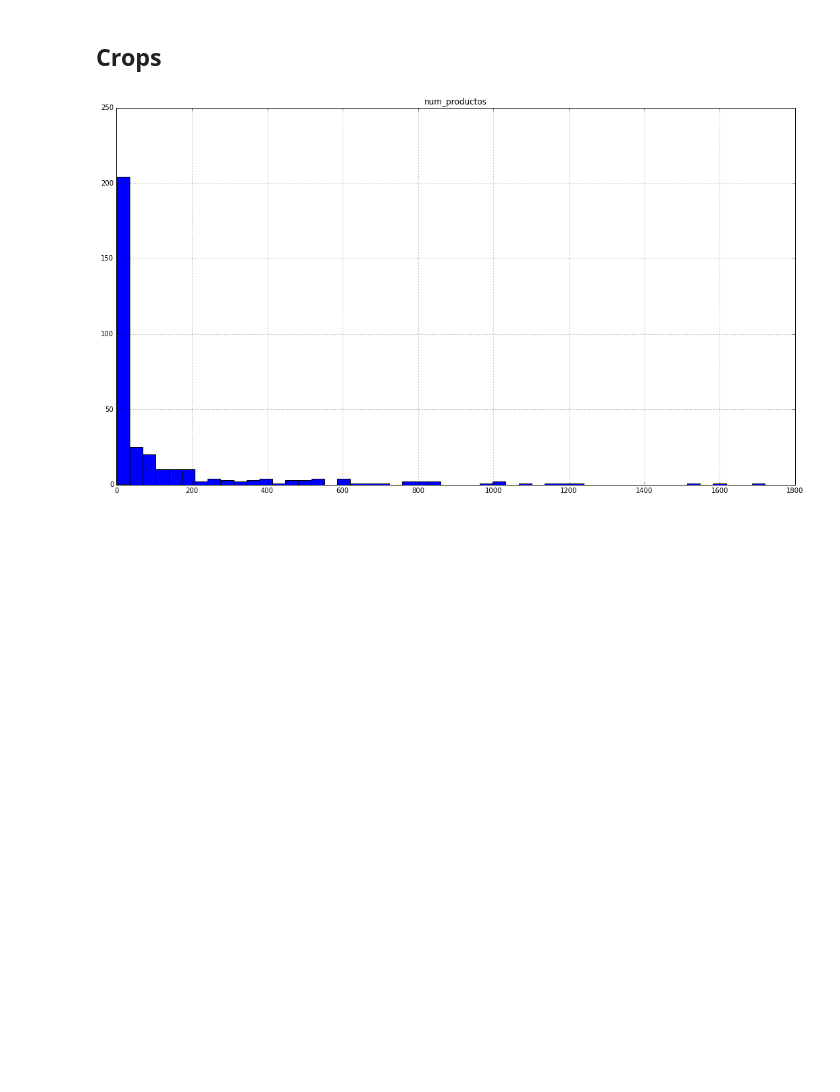
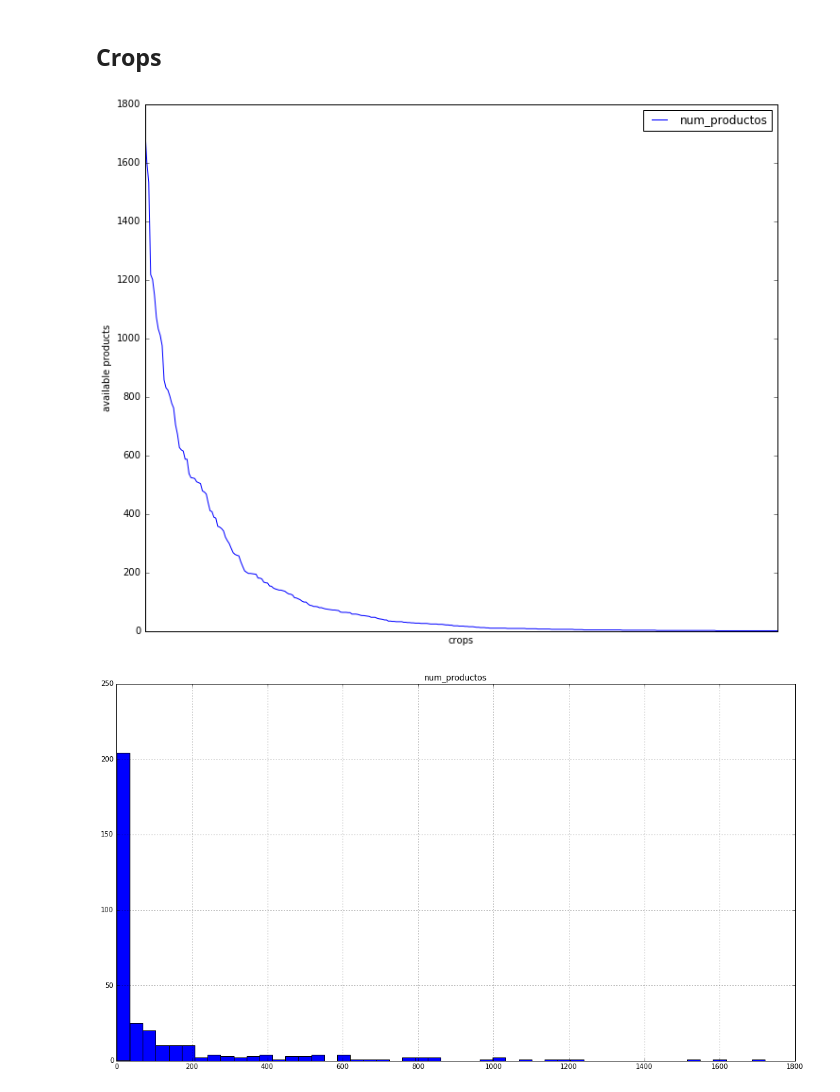
Before and after one commit to borjaeg/thete, a Jupyter notebook: Paper-Applicability-Analysis.ipynb, the cells around one changed output. Cells and saved outputs as stored; diff of their text form; code cells hidden in the pictures; blank space fills up the shorter version.

```diff
--- a/Paper-Applicability-Analysis.ipynb
+++ b/Paper-Applicability-Analysis.ipynb
@@ -59,6 +60,15 @@ plt.show()
 ## Crops
 # %%
 crops = get_crops()
+# %%
+crops.plot(figsize=(12,10))
+#plt.xlim([-5,2500])
+plt.xticks(())
+plt.xlabel("crops")
+plt.ylabel("available products")
+plt.show()
+# %% [output]
+[figure, added]
 # %%
 crops.hist(figsize=(18,10), bins=50)
 #plt.xticks(np.arange(0,50,1))
```
Also changed, not shown: parts of 5 cells of this notebook, 1 other file.
